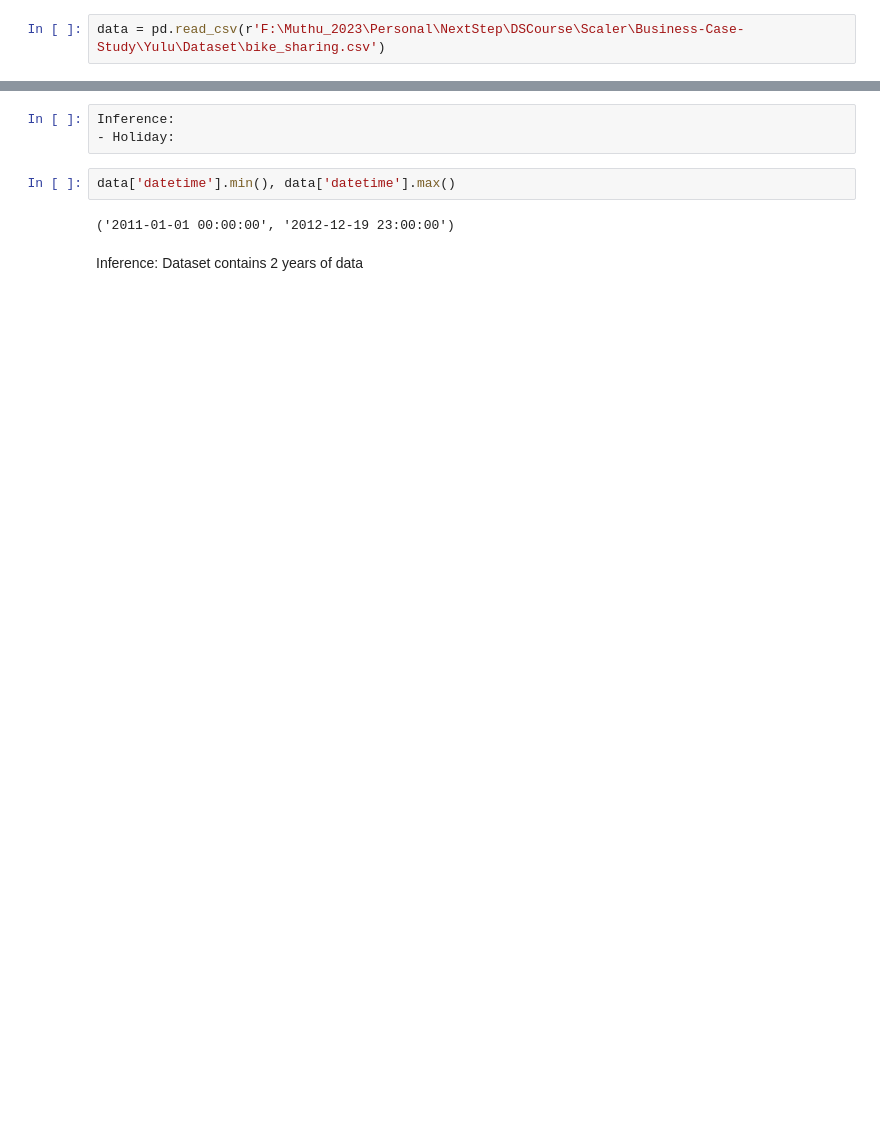
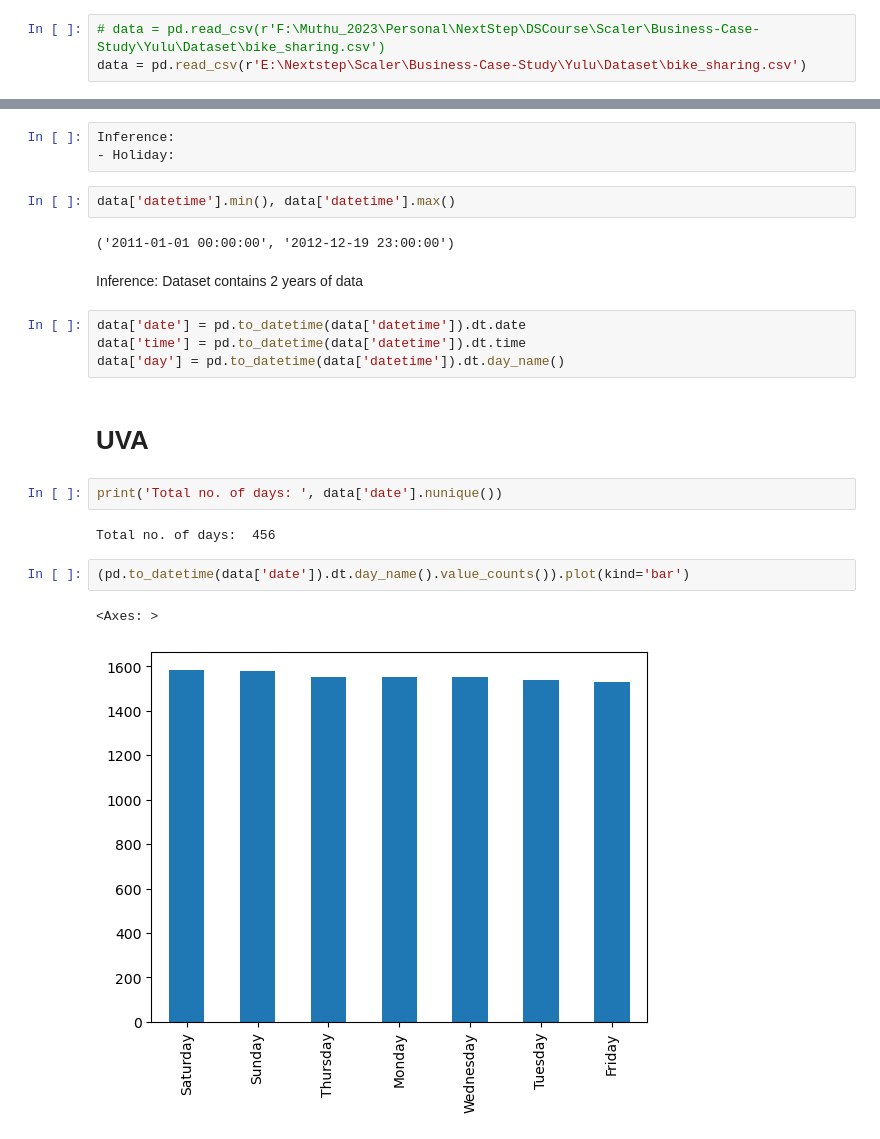
Before and after one commit to muthuganeshece/Business-Case-Study, a Jupyter notebook: Yulu/Notebook/Yulu_HypothesisTesting.ipynb, the cells around one changed output, grey strips where cells are left out. Cells and saved outputs as stored; diff of their text form; blank space fills up the shorter version.

```diff
--- a/Yulu/Notebook/Yulu_HypothesisTesting.ipynb
+++ b/Yulu/Notebook/Yulu_HypothesisTesting.ipynb
@@ -6,7 +6,8 @@ import seaborn as sns
 
 from scipy.stats import norm, ttest_rel, ttest_ind, kstest, chi2, chi2_contingency
 # %%
-data = pd.read_csv(r'F:\Muthu_2023\Personal\NextStep\DSCourse\Scaler\Business-Case-Study\Yulu\Dataset\bike_sharing.csv')
+# data = pd.read_csv(r'F:\Muthu_2023\Personal\NextStep\DSCourse\Scaler\Business-Case-Study\Yulu\Dataset\bike_sharing.csv')
+data = pd.read_csv(r'E:\Nextstep\Scaler\Business-Case-Study\Yulu\Dataset\bike_sharing.csv')
 # %% [markdown]
 # EDA
 # %%
@@ -82,3 +83,18 @@ data['datetime'].min(), data['datetime'].max()
 ('2011-01-01 00:00:00', '2012-12-19 23:00:00')
 # %% [markdown]
 Inference: Dataset contains 2 years of data
+# %%
+data['date'] = pd.to_datetime(data['datetime']).dt.date
+data['time'] = pd.to_datetime(data['datetime']).dt.time
+data['day'] = pd.to_datetime(data['datetime']).dt.day_name()
+# %% [markdown]
+# UVA
+# %%
+print('Total no. of days: ', data['date'].nunique())
+# %% [output]
+Total no. of days:  456
+# %%
+(pd.to_datetime(data['date']).dt.day_name().value_counts()).plot(kind='bar')
+# %% [output]
+<Axes: >
+[figure, added]
```
Also changed, not shown: parts of 8 cells of this notebook.
